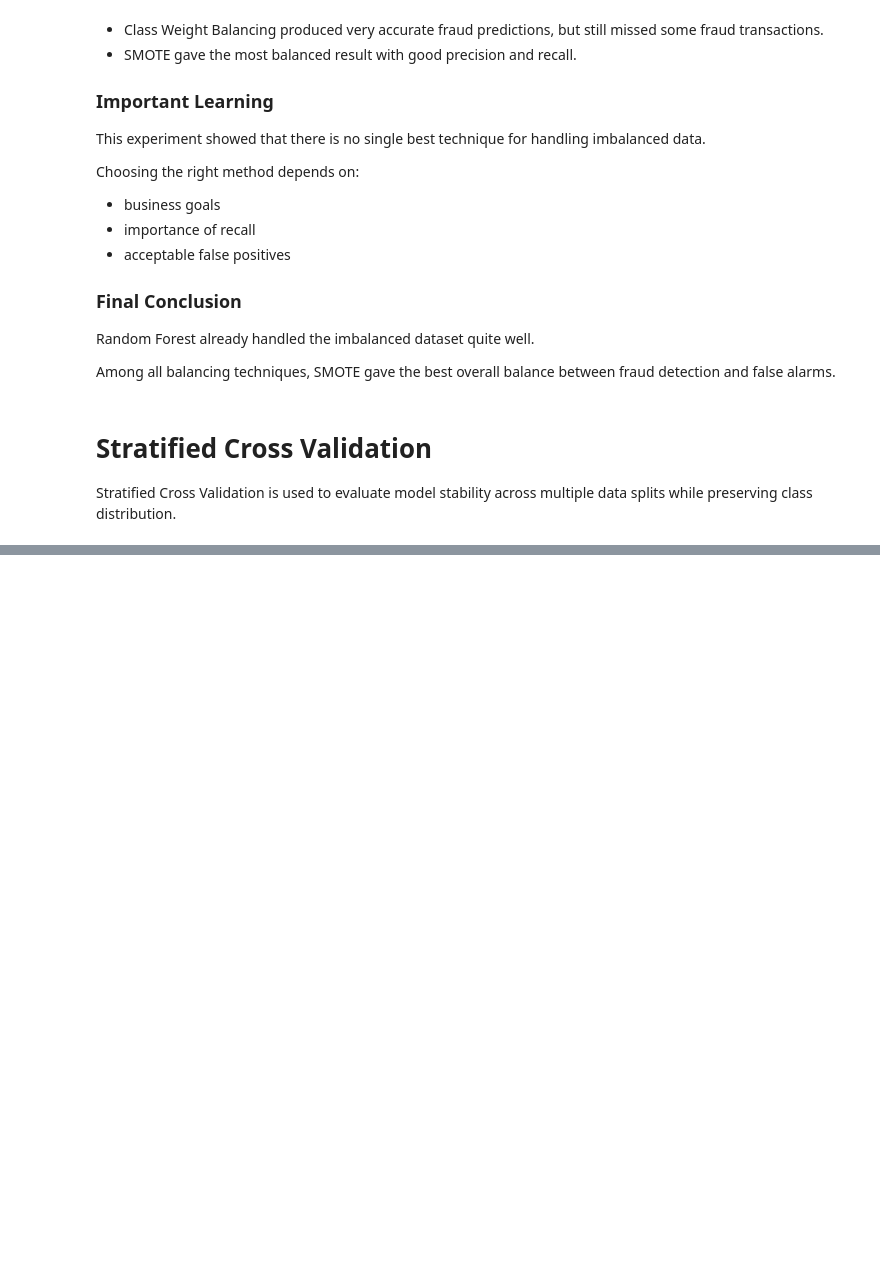
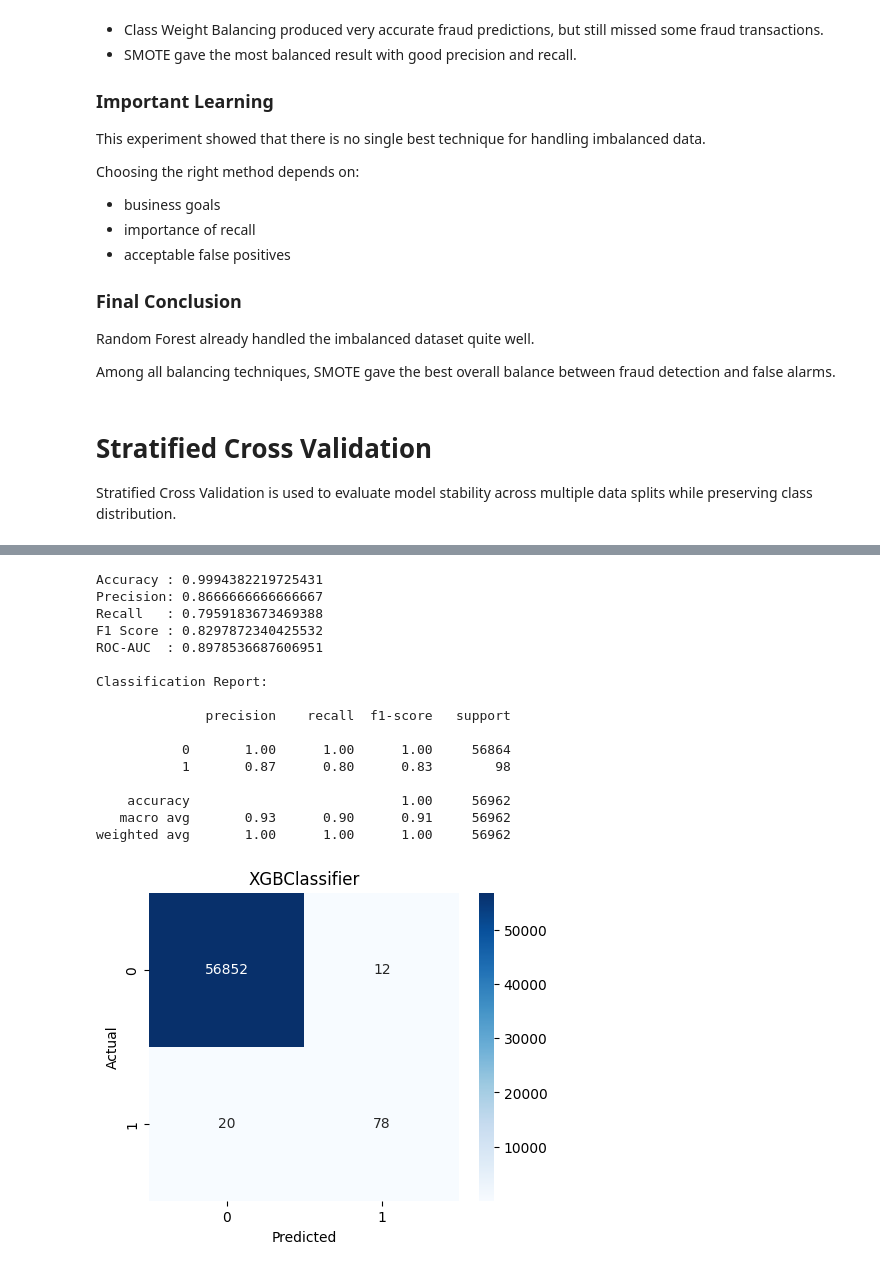
Before and after one commit to rifat-ml-dev/ml-engineer-journey, a Jupyter notebook: fraud_detection_project/notebooks/fraud_detection.ipynb, the cells around one changed output, grey strips where cells are left out. Saved outputs shown, nothing was run; the diff lists cells and outputs as text; code cells hidden in the pictures; blank space fills up the shorter version.

```diff
--- a/fraud_detection_project/notebooks/fraud_detection.ipynb
+++ b/fraud_detection_project/notebooks/fraud_detection.ipynb
@@ -760,0 +932,8 @@ skf = StratifiedKFold(
+# %%
+#Baseline XGBoost
+xgb = XGBClassifier(
+    random_state=42
+)
+# %%
+#Train Model
+xgb.fit(X_train, y_train)
@@ -760,0 +952,28 @@ skf = StratifiedKFold(
+# %%
+#Predictions
+y_pred_xgb = xgb.predict(X_test)
+# %%
+#Evaluate
+evaluate_model(
+    xgb,
+    y_test,
+    y_pred_xgb
+)
+# %% [output]
+Accuracy : 0.9994382219725431
+Precision: 0.8666666666666667
+Recall   : 0.7959183673469388
+F1 Score : 0.8297872340425532
+ROC-AUC  : 0.8978536687606951
+
+Classification Report:
+
+              precision    recall  f1-score   support
+
+           0       1.00      1.00      1.00     56864
+           1       0.87      0.80      0.83        98
+
+    accuracy                           1.00     56962
+   macro avg       0.93      0.90      0.91     56962
+weighted avg       1.00      1.00      1.00     56962
+[figure, added]
```
Also changed, not shown: parts of 39 cells of this notebook.
